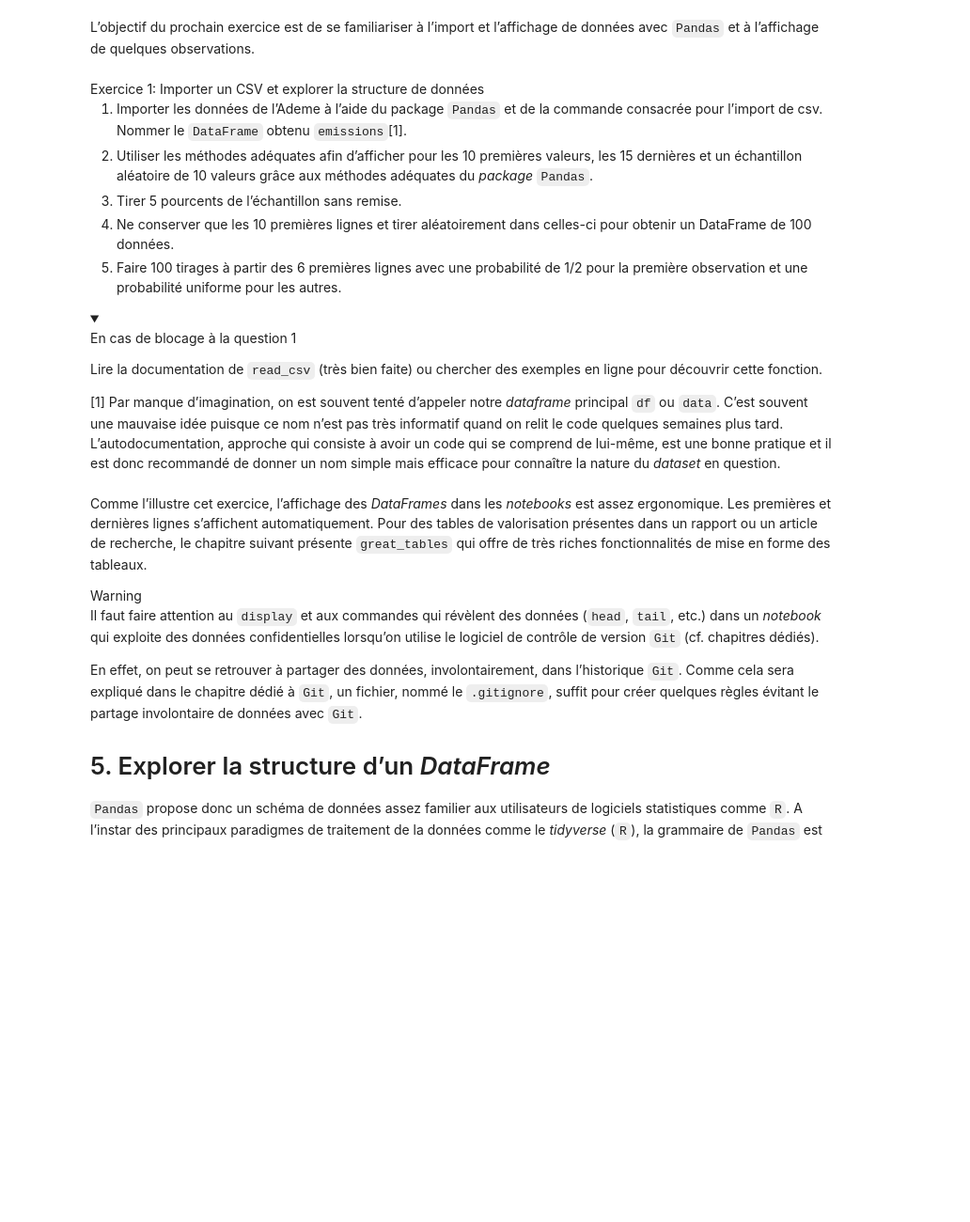
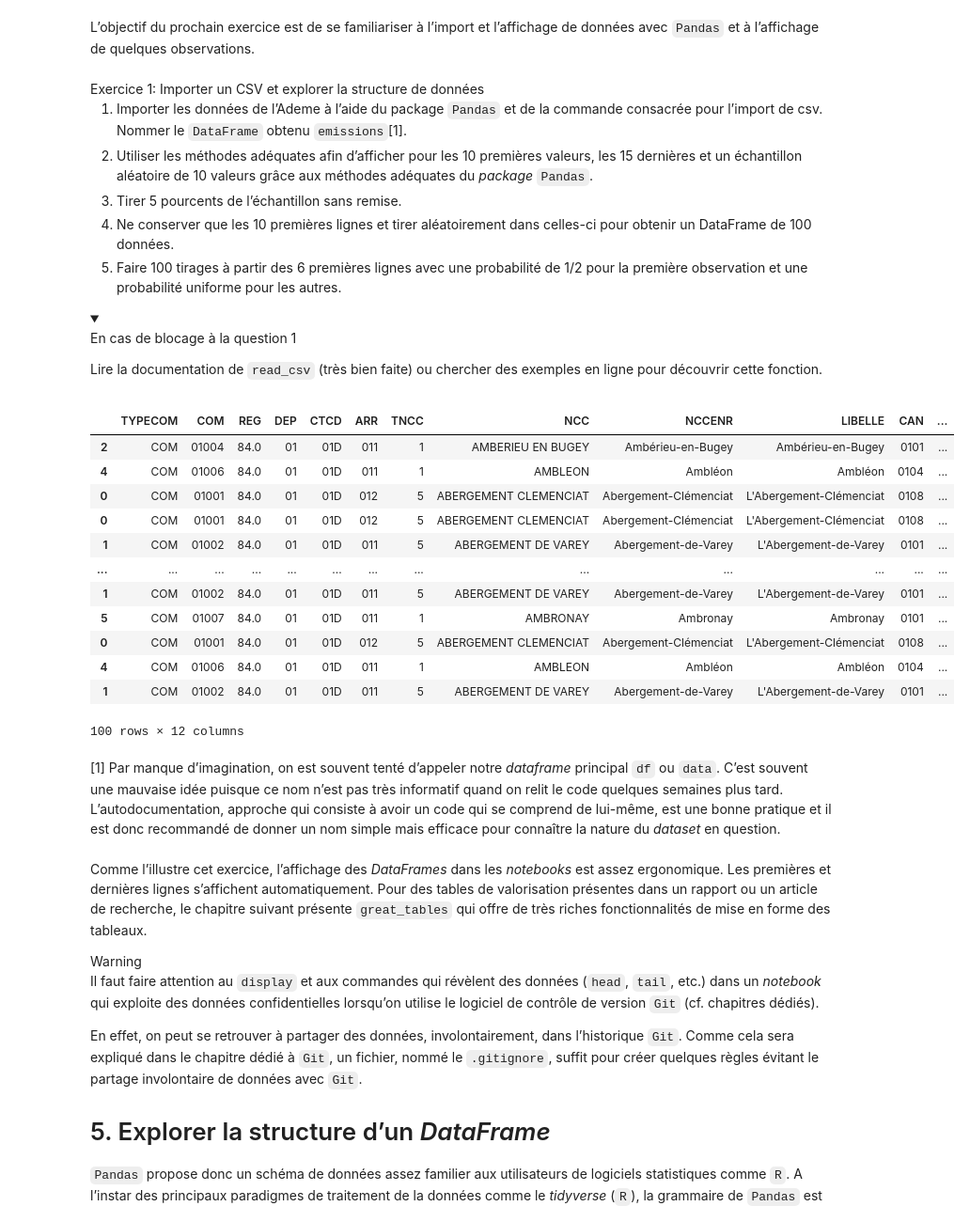
Before and after one commit to Tom-Rbo/python-datascientist-notebooks, a Jupyter notebook: notebooks/manipulation/02_pandas_intro.ipynb, the cells around one changed output. Shown at 94% size. Cells and saved outputs as stored; diff of their text form; code cells hidden in the pictures; folded sections open; blank space fills up the shorter version.

```diff
--- a/notebooks/manipulation/02_pandas_intro.ipynb
+++ b/notebooks/manipulation/02_pandas_intro.ipynb
@@ -405,14 +415,40 @@ en ligne pour découvrir cette fonction.
 </details>
 
 </div>
-</div>
-
-[1] Par manque d’imagination, on est souvent tenté d’appeler notre
-*dataframe* principal `df` ou `data`. C’est souvent une mauvaise idée puisque
-ce nom n’est pas très informatif quand on relit le code quelques semaines
-plus tard. L’autodocumentation, approche qui consiste à avoir un code
-qui se comprend de lui-même, est une bonne pratique et il est donc recommandé
-de donner un nom simple mais efficace pour connaître la nature du *dataset* en question.
+# %%
+emissions = pd.read_csv(r"C:\Users\trib2\Documents\Etudes\Etudes sup\Preparation Maqi\M1\Python for Data Science\python-datascientist-notebooks\notebooks\manipulation\cog_2023.csv")
+
+# display(emissions.head(10))
+# display(emissions.tail(15))
+# display(emissions.sample(10))
+
+q3 = emissions.sample(frac=0.05, random_state=1)
+q4 = emissions.head(10).sample(n=100, replace=True)
+q5 = emissions.head(6).sample(n=100, replace=True, weights=[0.5, 0.1, 0.1, 0.1, 0.1, 0.1])
+display(q5)
+# %% [output]
+|  | TYPECOM | COM | REG | DEP | CTCD | ARR | TNCC | NCC | NCCENR | LIBELLE | CAN | ... |
+| 2 | COM | 01004 | 84.0 | 01 | 01D | 011 | 1 | AMBERIEU EN BUGEY | Ambérieu-en-Bugey | Ambérieu-en-Bugey | 0101 | ... |
+| 4 | COM | 01006 | 84.0 | 01 | 01D | 011 | 1 | AMBLEON | Ambléon | Ambléon | 0104 | ... |
+| 0 | COM | 01001 | 84.0 | 01 | 01D | 012 | 5 | ABERGEMENT CLEMENCIAT | Abergement-Clémenciat | L'Abergement-Clémenciat | 0108 | ... |
+| 0 | COM | 01001 | 84.0 | 01 | 01D | 012 | 5 | ABERGEMENT CLEMENCIAT | Abergement-Clémenciat | L'Abergement-Clémenciat | 0108 | ... |
+| 1 | COM | 01002 | 84.0 | 01 | 01D | 011 | 5 | ABERGEMENT DE VAREY | Abergement-de-Varey | L'Abergement-de-Varey | 0101 | ... |
+| ... | ... | ... | ... | ... | ... | ... | ... | ... | ... | ... | ... | ... |
+| 1 | COM | 01002 | 84.0 | 01 | 01D | 011 | 5 | ABERGEMENT DE VAREY | Abergement-de-Varey | L'Abergement-de-Varey | 0101 | ... |
+| 5 | COM | 01007 | 84.0 | 01 | 01D | 011 | 1 | AMBRONAY | Ambronay | Ambronay | 0101 | ... |
+| 0 | COM | 01001 | 84.0 | 01 | 01D | 012 | 5 | ABERGEMENT CLEMENCIAT | Abergement-Clémenciat | L'Abergement-Clémenciat | 0108 | ... |
+| 4 | COM | 01006 | 84.0 | 01 | 01D | 011 | 1 | AMBLEON | Ambléon | Ambléon | 0104 | ... |
+| 1 | COM | 01002 | 84.0 | 01 | 01D | 011 | 5 | ABERGEMENT DE VAREY | Abergement-de-Varey | L'Abergement-de-Varey | 0101 | ... |
+100 rows × 12 columns
+# %% [markdown]
+</div>
+
+[1] Par manque d’imagination, on est souvent tenté d’appeler notre
+*dataframe* principal `df` ou `data`. C’est souvent une mauvaise idée puisque
+ce nom n’est pas très informatif quand on relit le code quelques semaines
+plus tard. L’autodocumentation, approche qui consiste à avoir un code
+qui se comprend de lui-même, est une bonne pratique et il est donc recommandé
+de donner un nom simple mais efficace pour connaître la nature du *dataset* en question.
 # %% [markdown]
 Comme l’illustre cet exercice, l’affichage des *DataFrames* dans les *notebooks* est assez ergonomique.
 Les premières et dernières lignes s’affichent
```
Also changed, not shown: parts of 26 cells of this notebook, 1 other file.
